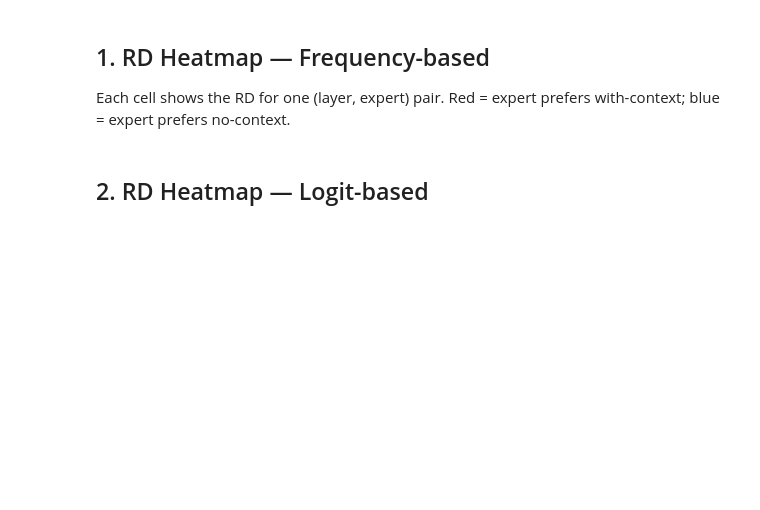
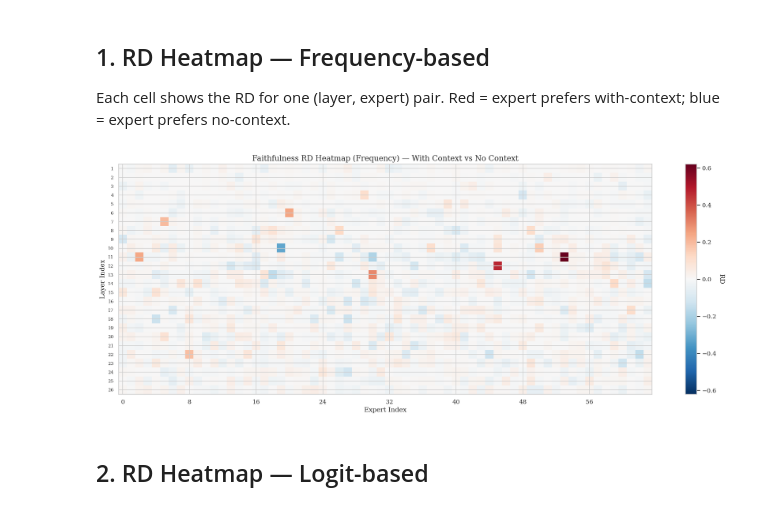
Before and after one commit to Johnwchampion/Individual-Project-25-26, a Jupyter notebook: stage1/analysis/01_rd_faithfulness.ipynb, the cells around one changed output. Saved outputs shown, nothing was run; the diff lists cells and outputs as text; code cells hidden in the pictures; blank space fills up the shorter version.

```diff
--- a/stage1/analysis/01_rd_faithfulness.ipynb
+++ b/stage1/analysis/01_rd_faithfulness.ipynb
@@ -47,35 +48,33 @@ print(f'Layers: {len(layers_sorted)},  Experts per layer: {len(next(iter(rd_freq
 
 Each cell shows the RD for one (layer, expert) pair. Red = expert prefers with-context; blue = expert prefers no-context.
 # %%
-def plot_heatmap(rd_by_layer, layers_sorted, title, filename):
+def plot_heatmap(rd_by_layer, layers_sorted, title):
     n_layers  = len(layers_sorted)
     n_experts = len(next(iter(rd_by_layer.values())))
     matrix = np.zeros((n_layers, n_experts))
     for i, layer in enumerate(layers_sorted):
         matrix[i] = rd_by_layer[layer]
 
     vmax = float(np.max(np.abs(matrix)))
     layer_labels = [int(l.split('.')[2]) for l in layers_sorted]
 
     fig, ax = plt.subplots(figsize=(18, 7))
     im = ax.imshow(matrix, aspect='auto', cmap='RdBu_r', vmin=-vmax, vmax=vmax)
     cbar = plt.colorbar(im, ax=ax)
     cbar.set_label('RD', rotation=270, labelpad=15)
     ax.set_xlabel('Expert Index')
     ax.set_ylabel('Layer Index')
     ax.set_title(title)
     ax.set_yticks(range(n_layers))
     ax.set_yticklabels(layer_labels, fontsize=8)
     ax.set_xticks(range(0, n_experts, 8))
     plt.tight_layout()
-    plt.savefig(os.path.join(OUT_DIR, filename), dpi=300, bbox_inches='tight')
     plt.show()
 
-plot_heatmap(
-    rd_freq, layers_sorted,
-    'Faithfulness RD Heatmap (Frequency) — With Context vs No Context',
-    'faith_rd_heatmap_freq.png'
-)
+plot_heatmap(rd_freq, layers_sorted,
+             'Faithfulness RD Heatmap (Frequency) — With Context vs No Context')
+# %% [output]
+[figure, added]
 # %% [markdown]
 ## 2. RD Heatmap — Logit-based
 # %%
```
Also changed, not shown: parts of 12 cells of this notebook, 11 other files.
